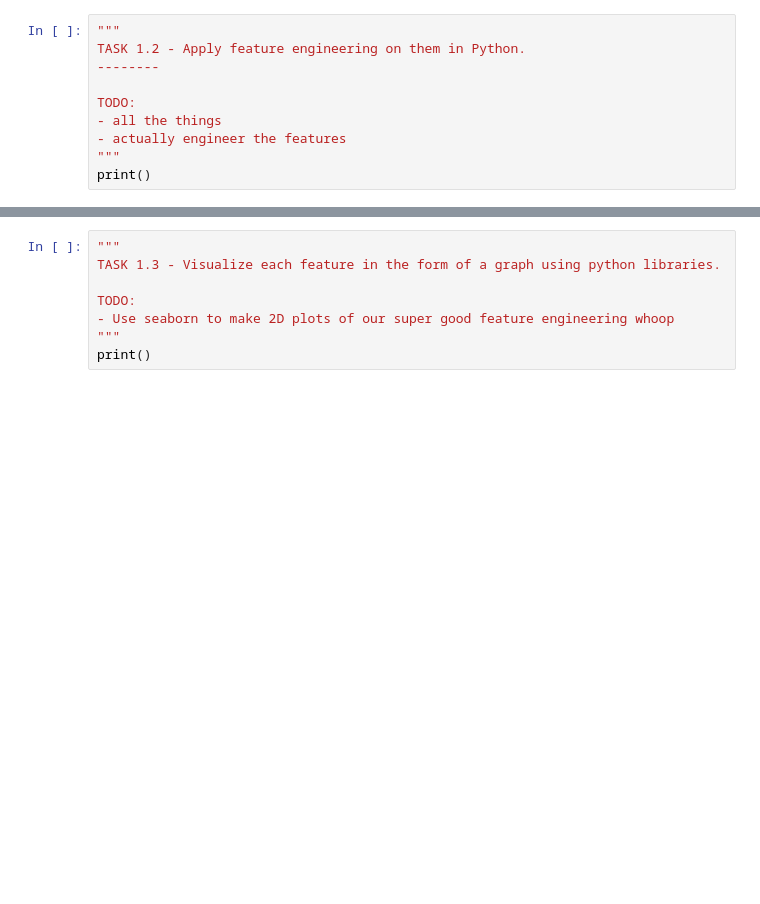
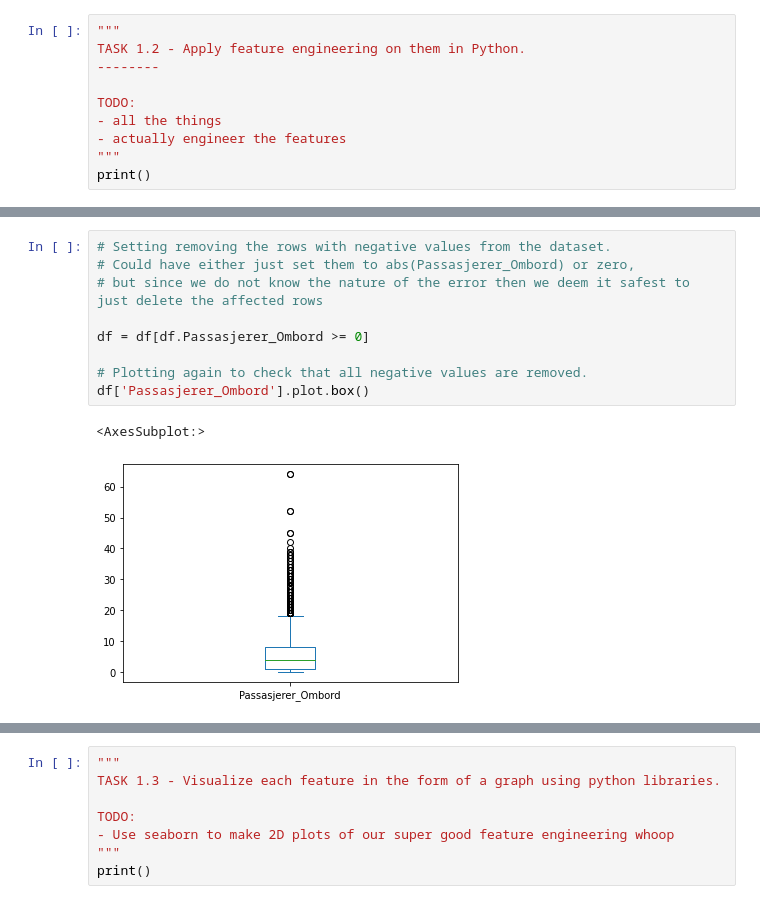
Before and after one commit to ulsin/ai-oblig-1, a Jupyter notebook: oblig1notebook.ipynb, the cells around one changed output, grey strips where cells are left out. Drawn from its saved outputs; the diff is of its cells as text; blank space fills up the shorter version.

```diff
--- a/oblig1notebook.ipynb
+++ b/oblig1notebook.ipynb
@@ -57,0 +99,12 @@ print()
+# %%
+# Setting removing the rows with negative values from the dataset.
+# Could have either just set them to abs(Passasjerer_Ombord) or zero,
+# but since we do not know the nature of the error then we deem it safest to just delete the affected rows
+
+df = df[df.Passasjerer_Ombord >= 0]
+
+# Plotting again to check that all negative values are removed.
+df['Passasjerer_Ombord'].plot.box()
+# %% [output]
+<AxesSubplot:>
+[figure, added]
```
Also changed, not shown: parts of 16 cells of this notebook, 1 other file.
